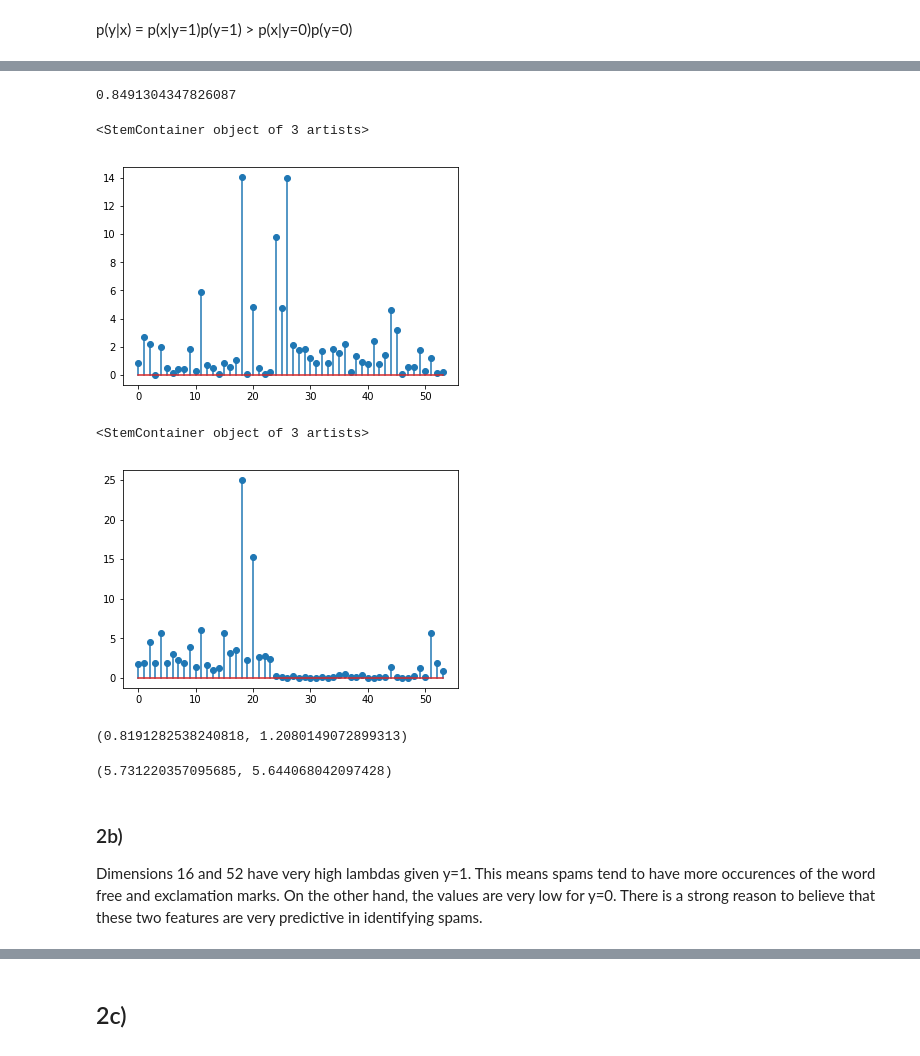
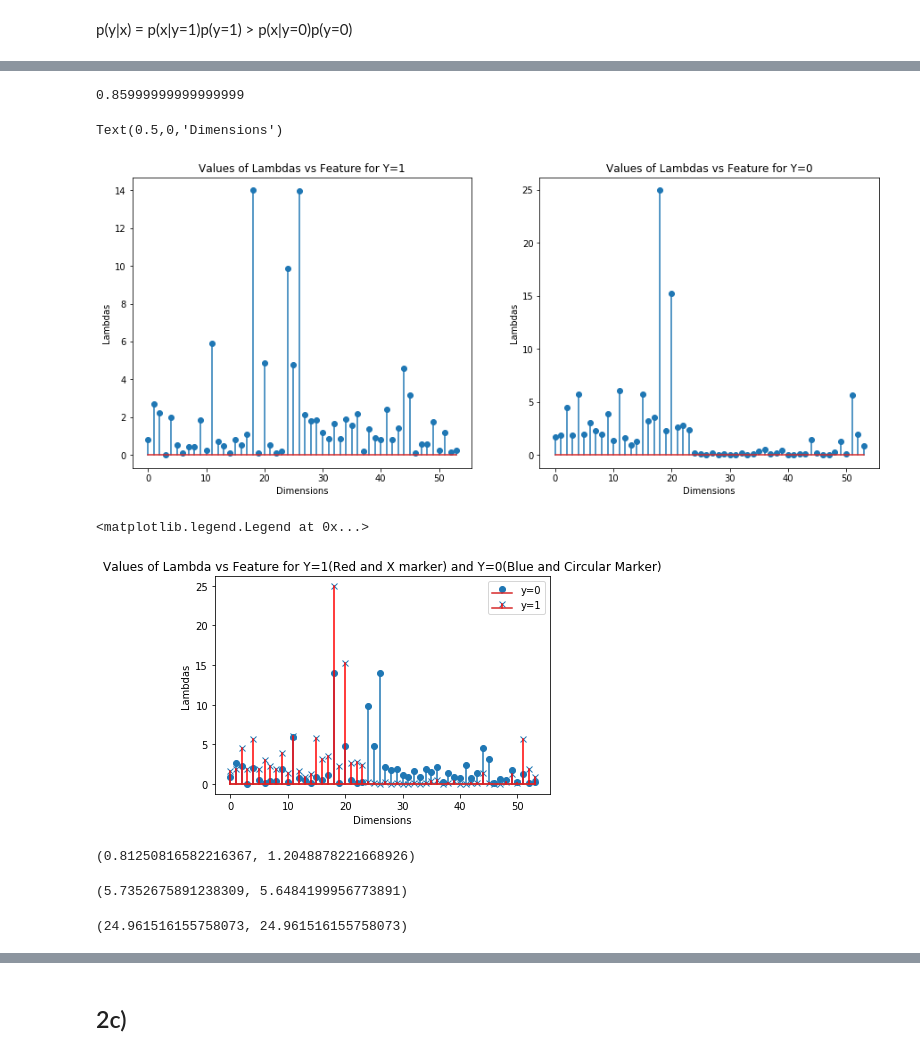
Before and after one commit to yjs1210/machine-learning, a Jupyter notebook: Hw2.ipynb, the cells around one changed output, grey strips where cells are left out. Saved outputs shown, nothing was run; the diff lists cells and outputs as text; code cells hidden in the pictures.

```diff
--- a/Hw2.ipynb
+++ b/Hw2.ipynb
@@ -13,7 +13,7 @@ import random
 X = pd.read_csv("data/hw2-data/X.csv", header = None)
 y = pd.read_csv("data/hw2-data/y.csv", header = None)
 # %%
-skf = StratifiedKFold(n_splits=10)
+skf = StratifiedKFold(n_splits=10, shuffle = True)
 skf.get_n_splits(X, y)
 # %% [output]
 10
@@ -80,7 +90,7 @@ for a,b in zip(actuals,preds):
 # %%
 (matrix[0,0] + matrix[1,1]) / len(X)
 # %% [output]
-0.8491304347826087
+0.85999999999999999
 # %%
 l_averages_out = dict()
 for train_index, test_index in skf.split(X, y):
@@ -99,24 +109,40 @@ for i in range(len(X.columns)):
     vals = l_averages_out[i]
     l0_arr.append(vals[0]/10)
     l1_arr.append(vals[1]/10)
-# %%
-plt.stem(l0_arr)
-# %% [output]
-<StemContainer object of 3 artists>
-[figure, removed]
-# %%
-plt.stem(l1_arr)
-# %% [output]
-<StemContainer object of 3 artists>
-[figure, removed]
+# %%
+f = plt.figure(figsize=(15,6))
+ax = f.add_subplot(121)
+ax2 = f.add_subplot(122)
+ax.stem(l0_arr)
+ax.set_title("Values of Lambdas vs Feature for Y=1")
+ax.set_ylabel("Lambdas")
+ax.set_xlabel("Dimensions")
+ax2.stem(l1_arr)
+ax2.set_title("Values of Lambdas vs Feature for Y=0")
+ax2.set_ylabel("Lambdas")
+ax2.set_xlabel("Dimensions")
+# %% [output]
+Text(0.5,0,'Dimensions')
+[figure, added]
+# %%
+plt.stem(l0_arr)
+plt.stem(l1_arr,'r','x')
+plt.title('Values of Lambda vs Feature for Y=1(Red and X marker) and Y=0(Blue and Circular Marker)')
+plt.xlabel('Dimensions')
+plt.ylabel('Lambdas')
+plt.legend(['y=0','y=1'])
+# %% [output]
+<matplotlib.legend.Legend at 0x...>
+[figure, added]
 # %%
 l0_arr[15],l0_arr[51]
 # %% [output]
-(0.8191282538240818, 1.2080149072899313)
+(0.81250816582216367, 1.2048878221668926)
 # %%
 l1_arr[15], l1_arr[51]
 # %% [output]
-(5.731220357095685, 5.644068042097428)
+(5.7352675891238309, 5.6484199956773891)
-# %% [markdown]
-### 2b)
-Dimensions 16 and 52 have very high lambdas given y=1. This means spams tend to have more occurences of the word free and exclamation marks. On the other hand, the values are very low for y=0. There is a strong reason to believe that these two features are very predictive in identifying spams.
+# %%
+l1_arr[18], l1_arr[18]
+# %% [output]
+(24.961516155758073, 24.961516155758073)
```
Also changed, not shown: parts of 25 cells of this notebook, 1 other file.
